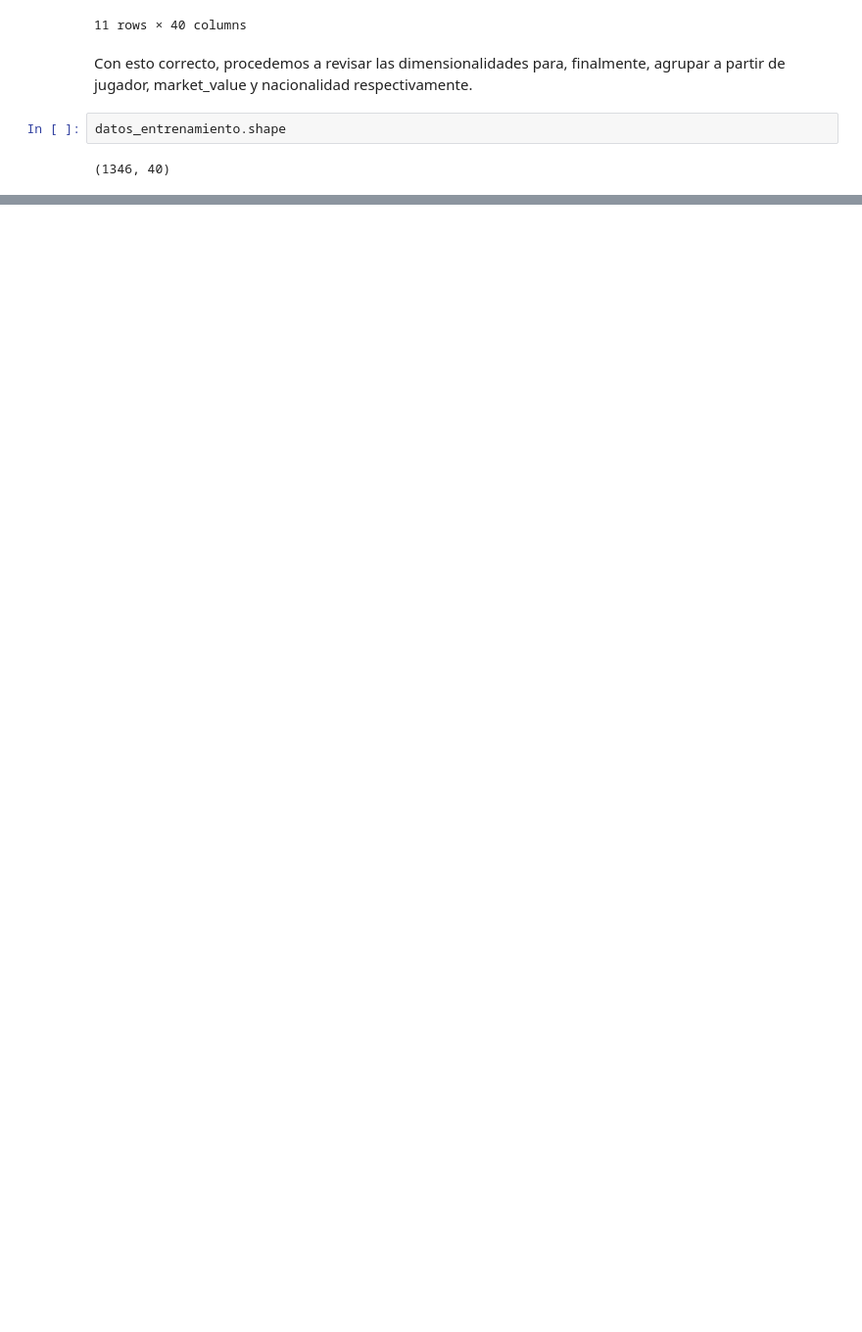
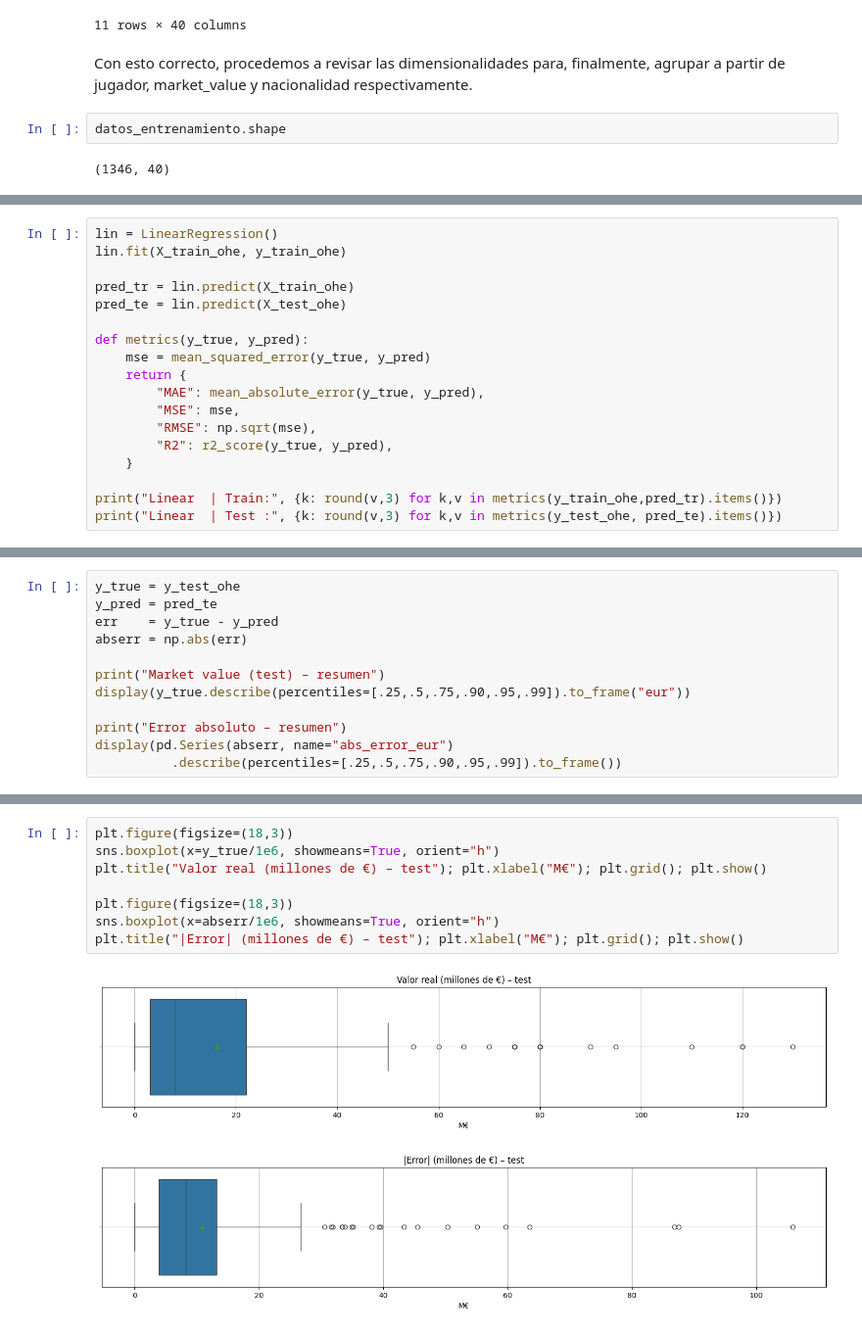
Before and after one commit to afgomezg1/Laboratorios-BI, a Jupyter notebook: Laboratorio 1/Laboratorio1.ipynb, the cells around one changed output, grey strips where cells are left out. Shown at 98% size. Cells and saved outputs as stored; diff of their text form; blank space fills up the shorter version.

```diff
--- a/Laboratorio 1/Laboratorio1.ipynb
+++ b/Laboratorio 1/Laboratorio1.ipynb
@@ -981,0 +1138,18 @@ R²: 0.4596
+# %%
+lin = LinearRegression()
+lin.fit(X_train_ohe, y_train_ohe)
+
+pred_tr = lin.predict(X_train_ohe)
+pred_te = lin.predict(X_test_ohe)
+
+def metrics(y_true, y_pred):
+    mse = mean_squared_error(y_true, y_pred)
+    return {
+        "MAE": mean_absolute_error(y_true, y_pred),
+        "MSE": mse,
+        "RMSE": np.sqrt(mse),
+        "R2": r2_score(y_true, y_pred),
+    }
+
+print("Linear  | Train:", {k: round(v,3) for k,v in metrics(y_train_ohe,pred_tr).items()})
+print("Linear  | Test :", {k: round(v,3) for k,v in metrics(y_test_ohe, pred_te).items()})
@@ -981,0 +1167,12 @@ R²: 0.4596
+# %%
+y_true = y_test_ohe
+y_pred = pred_te
+err    = y_true - y_pred
+abserr = np.abs(err)
+
+print("Market value (test) – resumen")
+display(y_true.describe(percentiles=[.25,.5,.75,.90,.95,.99]).to_frame("eur"))
+
+print("Error absoluto – resumen")
+display(pd.Series(abserr, name="abs_error_eur")
+          .describe(percentiles=[.25,.5,.75,.90,.95,.99]).to_frame())
@@ -981,0 +1206,11 @@ R²: 0.4596
+# %%
+plt.figure(figsize=(18,3))
+sns.boxplot(x=y_true/1e6, showmeans=True, orient="h")
+plt.title("Valor real (millones de €) – test"); plt.xlabel("M€"); plt.grid(); plt.show()
+
+plt.figure(figsize=(18,3))
+sns.boxplot(x=abserr/1e6, showmeans=True, orient="h")
+plt.title("|Error| (millones de €) – test"); plt.xlabel("M€"); plt.grid(); plt.show()
+# %% [output]
+[figure, added]
+[figure, added]
```
Also changed, not shown: parts of 30 cells of this notebook.
